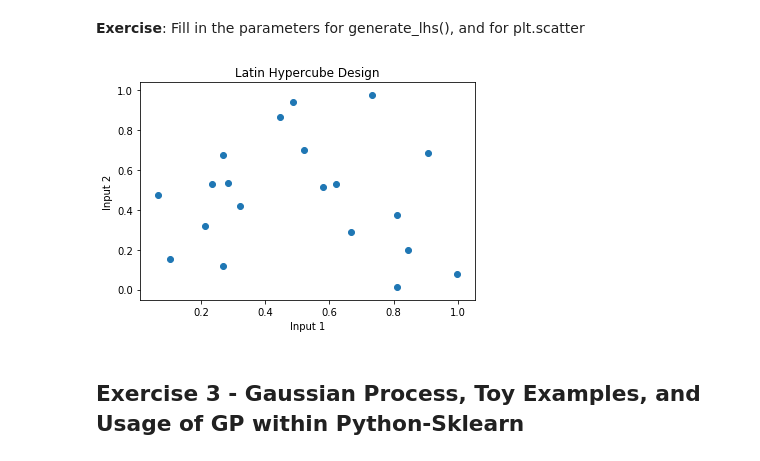
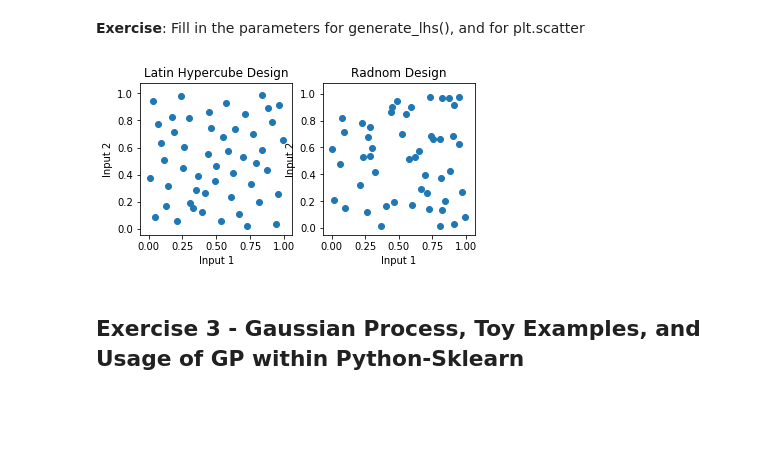
Before and after one commit to keweiyao/BayesExample, a Jupyter notebook: example.ipynb, the cells around one changed output. Drawn from its saved outputs; the diff is of its cells as text; code cells hidden in the pictures; blank space fills up the shorter version.

```diff
--- a/example.ipynb
+++ b/example.ipynb
@@ -460,20 +460,33 @@ def generate_random_design(npoints, ndim, seed):
 **Exercise**: Fill in the parameters for generate_lhs(), and for plt.scatter
 # %%
 ##Fill in the parameters to generate_lhs
-#design = generate_lhs(npoints = 20,
-#                      ndim = 2,
-#                      seed = 80)
-design = generate_random_design(npoints = 20,ndim = 2,seed = 80)
+design_LHS = generate_lhs(npoints = 50,
+                      ndim = 2,
+                      seed = 80)
+design_random = generate_random_design(npoints = 50,ndim = 2,seed = 80)
 # %%
 ###Fill in parameters to plt.scatter
-plt.scatter(x = design[:,0],
-           y = design[:,1])
+
+plt.subplot(1,2,1)
+plt.scatter(x = design_LHS[:,0],
+           y = design_LHS[:,1])
 plt.title('Latin Hypercube Design')
 plt.xlabel('Input 1')
 plt.ylabel('Input 2')
+
+plt.axis('square')
+
+plt.subplot(1,2,2)
+plt.scatter(x = design_random[:,0],
+           y = design_random[:,1])
+plt.title('Radnom Design')
+plt.xlabel('Input 1')
+plt.ylabel('Input 2')
+
+plt.axis('square')
 pass
 # %% [output]
-[figure, old version]
+[figure, new version]
 # %% [markdown]
 ## Exercise 3 - Gaussian Process, Toy Examples, and Usage of GP within Python-Sklearn
 # %% [markdown]
```
Also changed, not shown: parts of 17 cells of this notebook, 3 other files.
